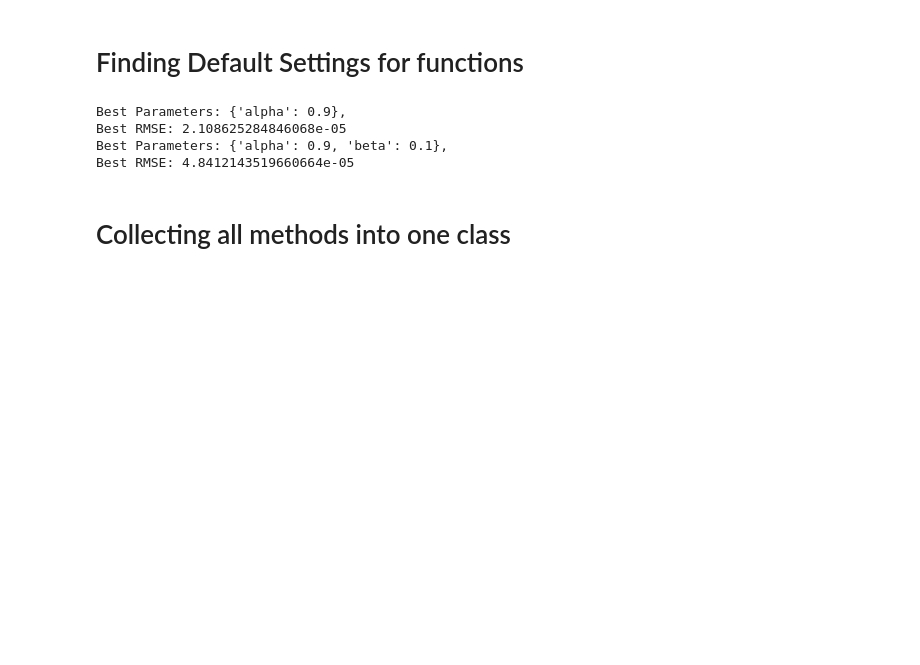
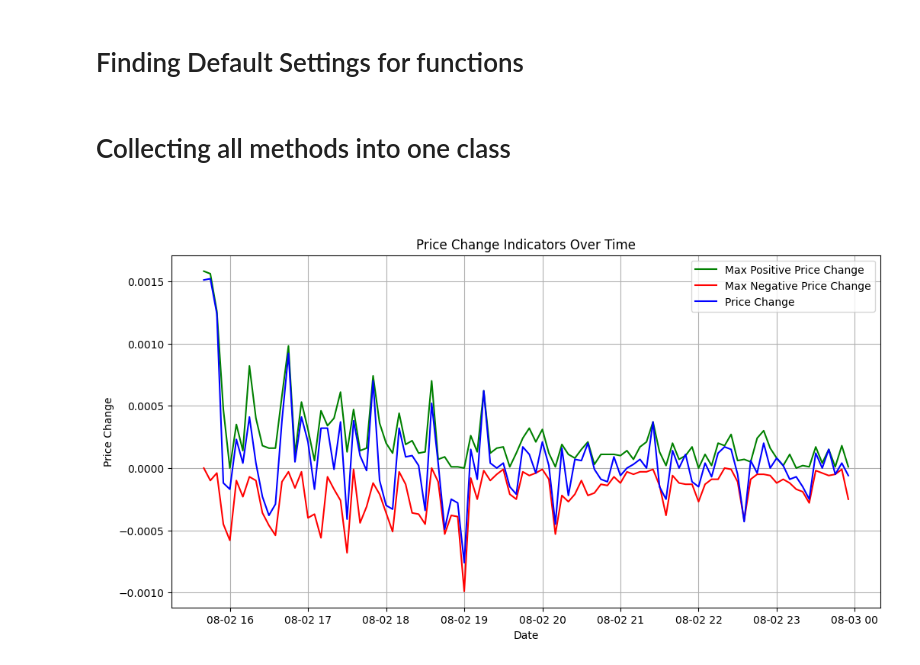
Before and after one commit to Alexa9der/trading_robot, a Jupyter notebook: src/trading_robot/notebooks/basic_future_inzenering.ipynb, the cells around one changed output. Cells and saved outputs as stored; diff of their text form; code cells hidden in the pictures; blank space fills up the shorter version.

```diff
--- a/src/trading_robot/notebooks/basic_future_inzenering.ipynb
+++ b/src/trading_robot/notebooks/basic_future_inzenering.ipynb
@@ -348,31 +461,34 @@ def grid_search_param(model, data, param_grid, column_x="Close", columns_y="Fore
     return best_params
 # %%
 
-es_param_grid = {
-    'alpha': np.arange(.1, 1, .1)
-}
-es_param = grid_search_param(exponential_smoothing, data, es_param_grid, columns_y="ES")
+# es_param_grid = {
+#     'alpha': np.arange(.1, 1, .1)
+# }
+# es_param = grid_search_param(exponential_smoothing, data, es_param_grid, column_x="ES")
 
 
-des_param_grid = {
-    'alpha': np.arange(.1, 1, .1),
-    'beta': np.arange(.1, 1, .1)
-}
-des_param = grid_search_param(double_exponential_smoothing, data, des_param_grid, columns_y="DES")
+# des_param_grid = {
+#     **es_param_grid,
+#     'beta': np.arange(.1, 1, .1)
+# }
+# des_param = grid_search_param(double_exponential_smoothing, data, des_param_grid, column_x="DES")
 
 
-model = HoltWinters().triple_exponential_smoothing
-hw_param_grid = {
-    'alpha': np.arange(.1, 1, .1),
-    'beta': np.arange(.1, 1, .1),
-    'gamma': np.arange(.1, 1, .1),
-    'slen': np.arange(3, 31, 2),
-}
-hw_param = grid_search_param(model, data, hw_param_grid)
+# model = HoltWinters().triple_exponential_smoothing
+# hw_param_grid = {
+#     **des_param_grid,
+#     'gamma': np.arange(.1, 1, .1),
+#     'slen': np.arange(3, 31, 2),
+# }
+# hw_param = grid_search_param(model, data[:1000], hw_param_grid)
+
+
+
+# Best Parameters for exponential_smoothing: {'alpha': 0.9},
+# Best RMSE: 0.00021172667570139615
+# Best Parameters for double_exponential_smoothing: {'alpha': 0.9, 'beta': 0.1},
+# Best RMSE: 0.00021604076840376843
+# Best Parameters for triple_exponential_smoothing: {'alpha': 0.1, 'beta': 0.1, 'gamma': 0.9, 'slen': 3},
+# Best RMSE: 0.00016979359569017373
-# %% [output]
-Best Parameters: {'alpha': 0.9},
-Best RMSE: 2.108625284846068e-05
-Best Parameters: {'alpha': 0.9, 'beta': 0.1},
-Best RMSE: 4.8412143519660664e-05
 # %% [markdown]
 # Collecting all methods into one class
@@ -381,0 +801,2 @@ class BasicFuture(HoltWinters):
+# %% [markdown]
+#
@@ -381,0 +838,18 @@ class BasicFuture(HoltWinters):
+# %%
+def plot_price_change(data):
+    plt.figure(figsize=(12, 6))
+
+    plt.plot(data.index, data['MaxPositivePriceChange'], label='Max Positive Price Change', color='green')
+    plt.plot(data.index, -data['MaxNegativePriceChange'], label='Max Negative Price Change', color='red')
+    plt.plot(data.index, data['PriceChange'], label='Price Change', color='blue')
+
+    plt.title('Price Change Indicators Over Time')
+    plt.xlabel('Date')
+    plt.ylabel('Price Change')
+    plt.legend()
+    plt.grid(True)
+    plt.show()
+
+plot_price_change(data[-100:])
+# %% [output]
+[figure, added]
```
Also changed, not shown: parts of 16 cells of this notebook, 4 other files.
